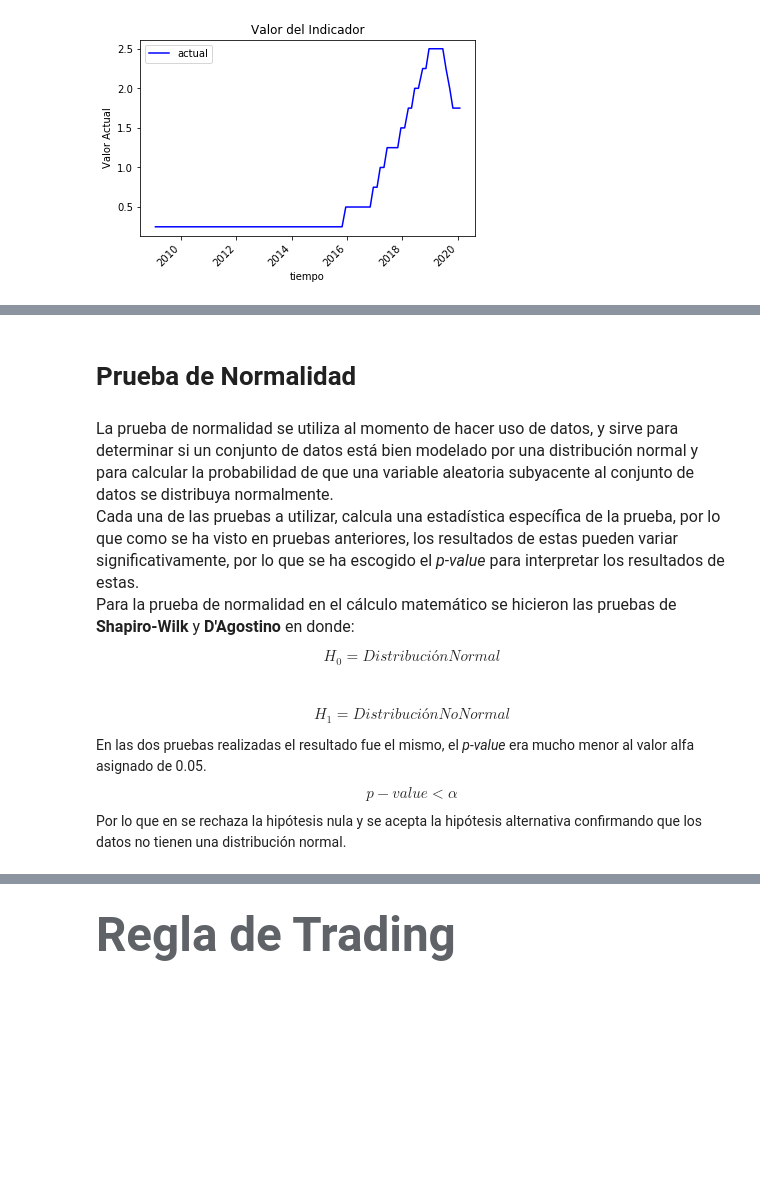
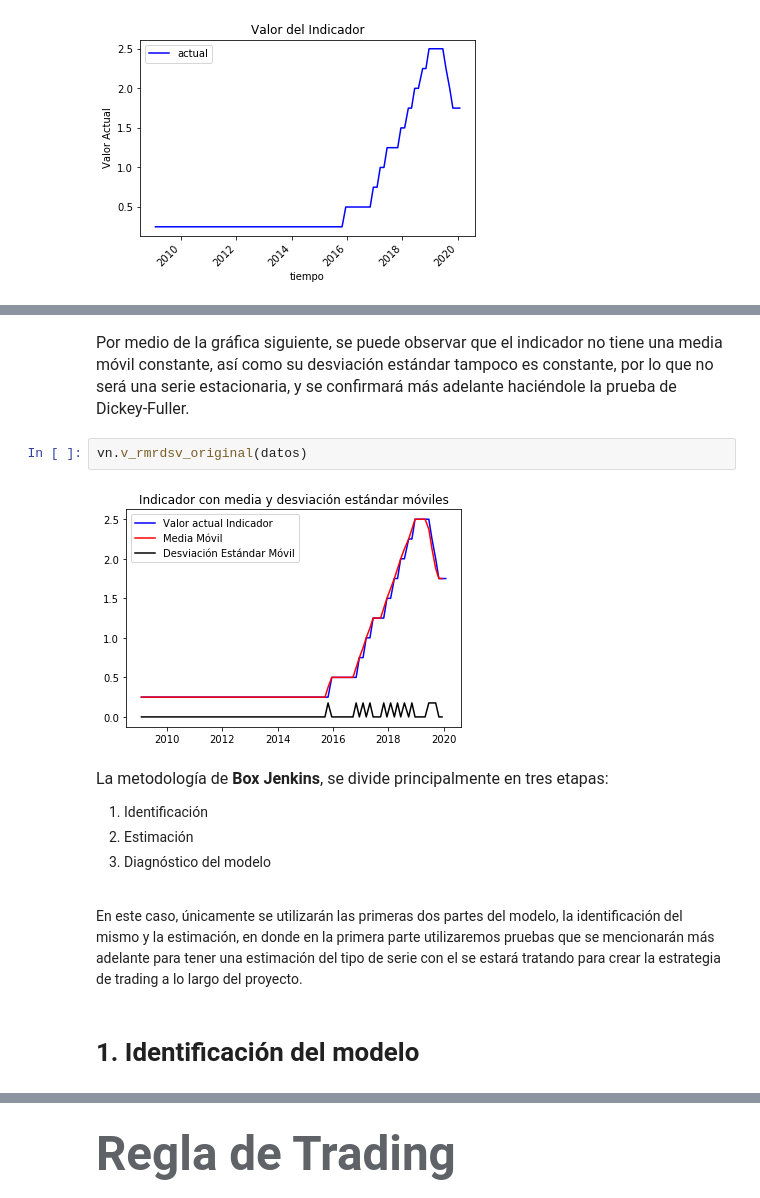
Before and after one commit to ferpinedot/ProyectoFinal_MST, a Jupyter notebook: Proyecto_equipo5.ipynb, the cells around one changed output, grey strips where cells are left out. Cells and saved outputs as stored; diff of their text form; blank space fills up the shorter version.

```diff
--- a/Proyecto_equipo5.ipynb
+++ b/Proyecto_equipo5.ipynb
@@ -510,24 +410,15 @@ heterocedasticidad_arch
-# %% [markdown]
-# Prueba de Normalidad
-# %% [markdown]
-<font size =3> La prueba de normalidad se utiliza al momento de hacer uso de datos, y sirve para determinar si un conjunto de datos está bien modelado por una distribución normal y para calcular la probabilidad de que una variable aleatoria subyacente al conjunto de datos se distribuya normalmente.
-<br>
-    Cada una de las pruebas a utilizar, calcula una estadística específica de la prueba, por lo que como se ha visto en pruebas anteriores, los resultados de estas pueden variar significativamente, por lo que se ha escogido el *p-value* para interpretar los resultados de estas.
-    <br>
-    Para la prueba de normalidad en el cálculo matemático se hicieron las pruebas de **Shapiro-Wilk** y **D'Agostino** en donde:
-<br>
-
-\begin{equation*}
-H_0 = Distribución Normal
-\end{equation*}
-<br>
-
-\begin{equation*}
-H_1 = Distribución No Normal
-\end{equation*}
-
-En las dos pruebas realizadas el resultado fue el mismo, el *p-value* era mucho menor al valor alfa asignado de 0.05.
-\begin{equation*}
-p-value < \alpha
-\end{equation*}
-Por lo que en se rechaza la hipótesis nula y se acepta la hipótesis alternativa confirmando que los datos no tienen una distribución normal.
+# %% [markdown]
+<font size =3>  Por medio de la gráfica siguiente, se puede observar que el indicador no tiene una media móvil constante, así como su desviación estándar tampoco es constante, por lo que no será una serie estacionaria, y se confirmará más adelante haciéndole la prueba de Dickey-Fuller.
+# %%
+vn.v_rmrdsv_original(datos)
+# %% [output]
+[figure, added]
+# %% [markdown]
+<font size =3> La metodología de **Box Jenkins**, se divide principalmente en tres etapas:
+1. Identificación
+2. Estimación
+3. Diagnóstico del modelo
+<br>
+    En este caso, únicamente se utilizarán las primeras dos partes del modelo, la identificación del mismo y la estimación, en donde en la primera parte utilizaremos pruebas que se mencionarán más adelante para tener una estimación del tipo de serie con el se estará tratando para crear la estrategia de trading a lo largo del proyecto.
+# %% [markdown]
+# 1. Identificación del modelo
```
Also changed, not shown: parts of 75 cells of this notebook.
